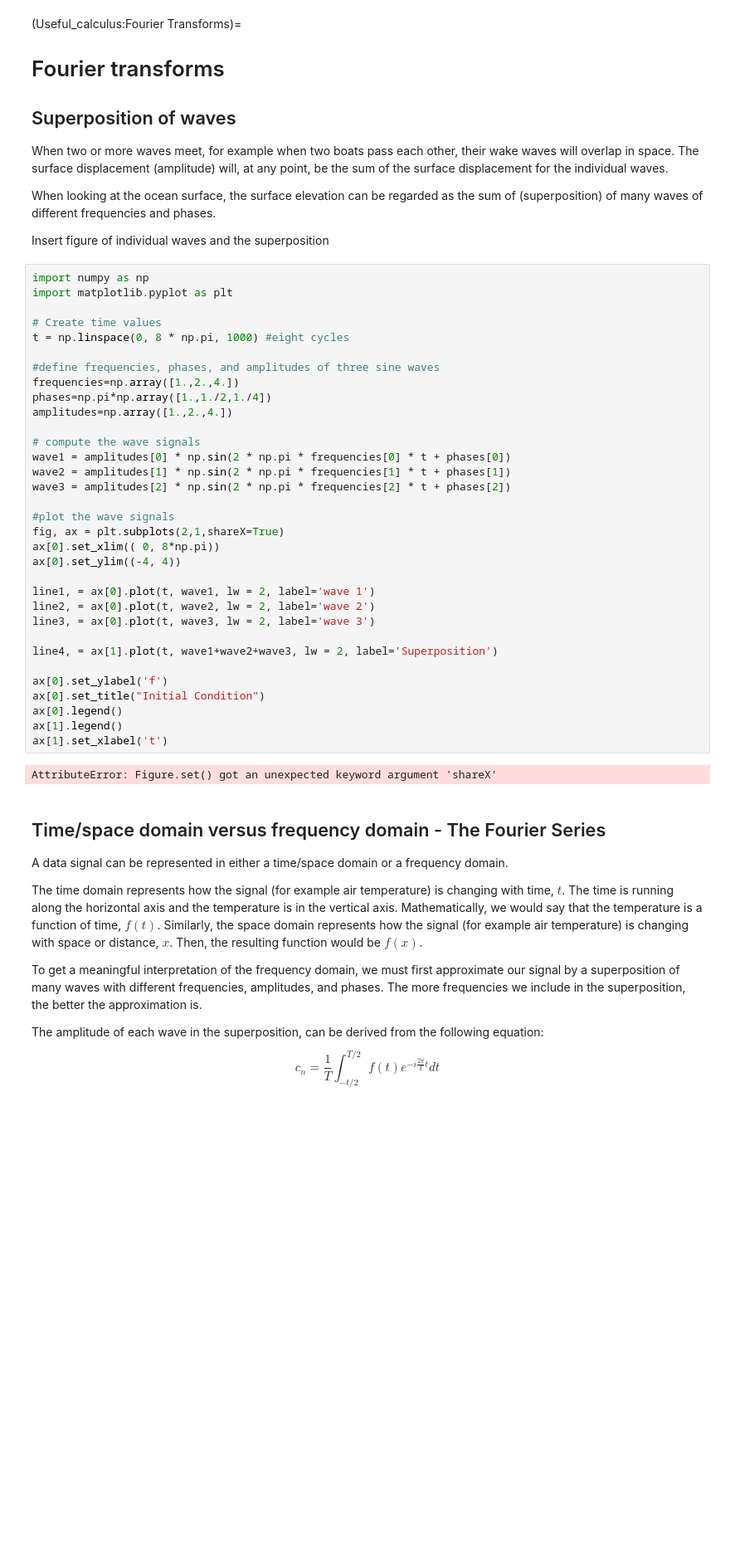
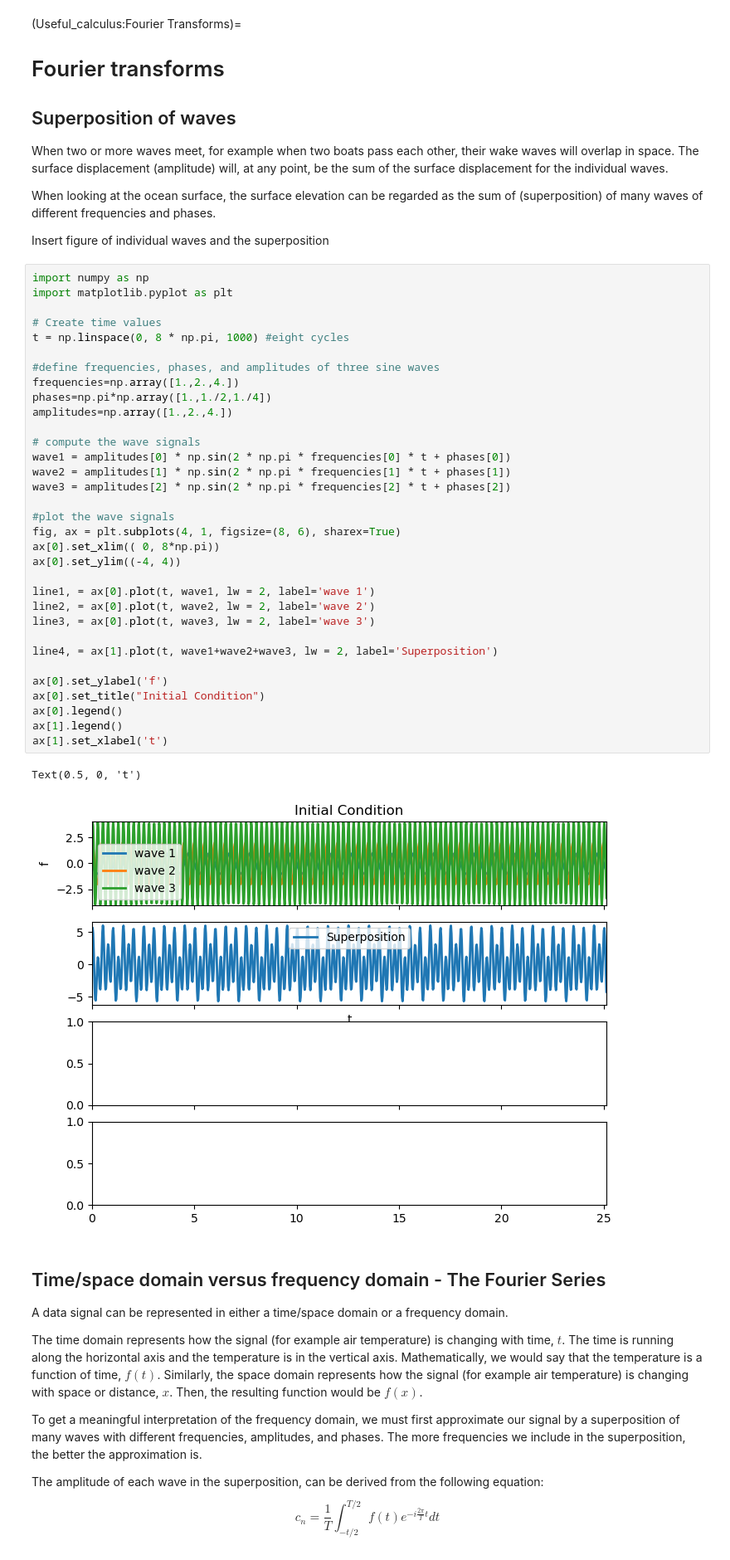
Before and after one commit to thorbjornmoeUiB/GEOF211_compendium, a Jupyter notebook: GEOF211_book/_build/jupyter_execute/Useful_calculus/Fourier_transforms.ipynb, the cells around one changed output. Shown at 83% size. Saved outputs shown, nothing was run; the diff lists cells and outputs as text; blank space fills up the shorter version.

```diff
--- a/GEOF211_book/_build/jupyter_execute/Useful_calculus/Fourier_transforms.ipynb
+++ b/GEOF211_book/_build/jupyter_execute/Useful_calculus/Fourier_transforms.ipynb
@@ -14,35 +14,36 @@ import matplotlib.pyplot as plt
 
 # Create time values
 t = np.linspace(0, 8 * np.pi, 1000) #eight cycles
 
 #define frequencies, phases, and amplitudes of three sine waves
 frequencies=np.array([1.,2.,4.])
 phases=np.pi*np.array([1.,1./2,1./4])
 amplitudes=np.array([1.,2.,4.])
 
 # compute the wave signals
 wave1 = amplitudes[0] * np.sin(2 * np.pi * frequencies[0] * t + phases[0])
 wave2 = amplitudes[1] * np.sin(2 * np.pi * frequencies[1] * t + phases[1])
 wave3 = amplitudes[2] * np.sin(2 * np.pi * frequencies[2] * t + phases[2])
 
 #plot the wave signals
-fig, ax = plt.subplots(2,1,shareX=True)
+fig, ax = plt.subplots(4, 1, figsize=(8, 6), sharex=True)
 ax[0].set_xlim(( 0, 8*np.pi))
 ax[0].set_ylim((-4, 4))
 
 line1, = ax[0].plot(t, wave1, lw = 2, label='wave 1')
 line2, = ax[0].plot(t, wave2, lw = 2, label='wave 2')
 line3, = ax[0].plot(t, wave3, lw = 2, label='wave 3')
 
 line4, = ax[1].plot(t, wave1+wave2+wave3, lw = 2, label='Superposition')
 
 ax[0].set_ylabel('f')
 ax[0].set_title("Initial Condition")
 ax[0].legend()
 ax[1].legend()
 ax[1].set_xlabel('t')
 # %% [output]
-AttributeError: Figure.set() got an unexpected keyword argument 'shareX'
+Text(0.5, 0, 't')
+[figure, added]
 # %% [markdown]
 ## Time/space domain versus frequency domain - The Fourier Series
 
```
Also changed, not shown: 8 other files.
